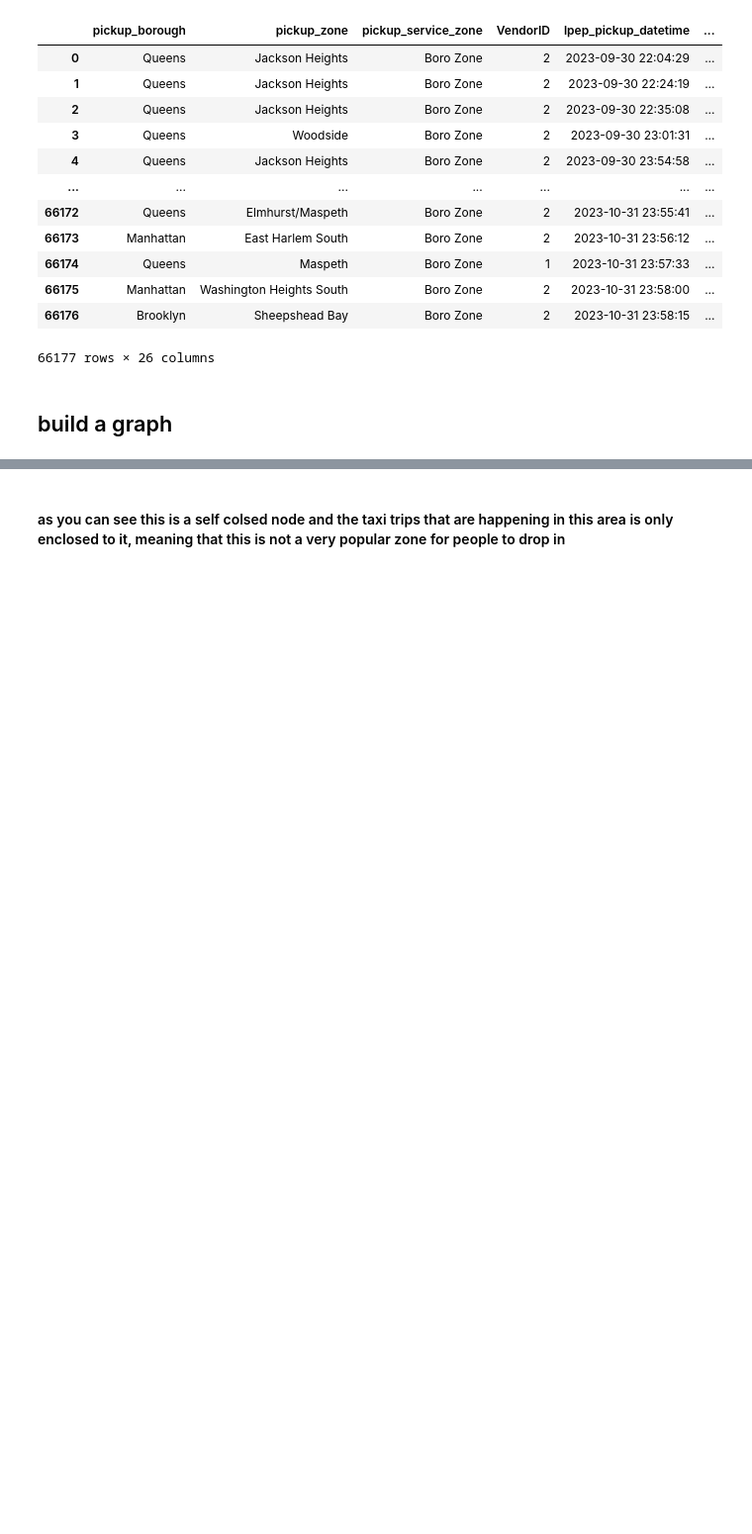
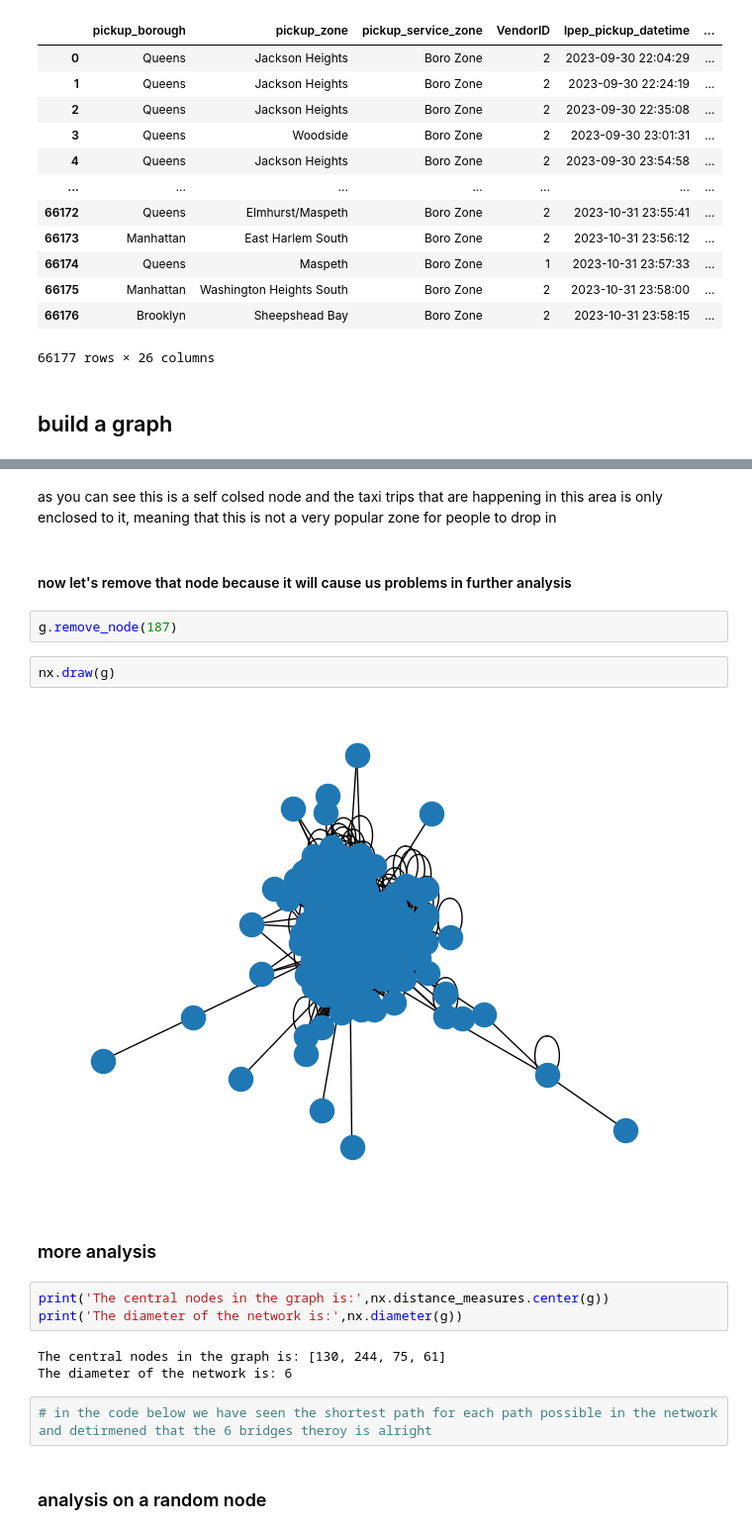
Before and after one commit to ZaidHani/social-analysis-project, a Jupyter notebook: testing.ipynb, the cells around one changed output, grey strips where cells are left out. Shown at 99% size. Drawn from its saved outputs; the diff is of its cells as text; blank space fills up the shorter version.

```diff
--- a/testing.ipynb
+++ b/testing.ipynb
@@ -97,4 +130,24 @@ graph_df[(graph_df['pickup_location_id']==187) | (graph_df['dropout_location_id'
 # %% [markdown]
 ![187.jpg](attachment:2371fdc8-a848-4e60-9ead-97ecb7c4dc5e.jpg)
 # %% [markdown]
-#### as you can see this is a self colsed node and the taxi trips that are happening in this area is only enclosed to it, meaning that this is not a very popular zone for people to drop in
+as you can see this is a self colsed node and the taxi trips that are happening in this area is only enclosed to it, meaning that this is not a very popular zone for people to drop in
+# %% [markdown]
+#### now let's remove that node because it will cause us problems in further analysis
+# %%
+g.remove_node(187)
+# %%
+nx.draw(g)
+# %% [output]
+[figure, added]
+# %% [markdown]
+### more analysis
+# %%
+print('The central nodes in the graph is:',nx.distance_measures.center(g))
+print('The diameter of the network is:',nx.diameter(g))
+# %% [output]
+The central nodes in the graph is: [130, 244, 75, 61]
+The diameter of the network is: 6
+# %%
+# in the code below we have seen the shortest path for each path possible in the network and detirmened that the 6 bridges theroy is alright
+# %% [markdown]
+### analysis on a random node
```
Also changed, not shown: parts of 6 cells of this notebook.
